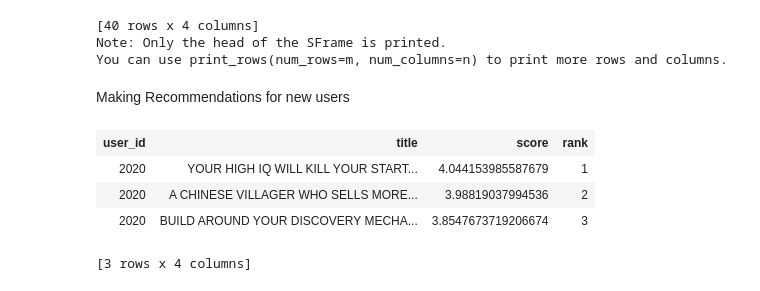
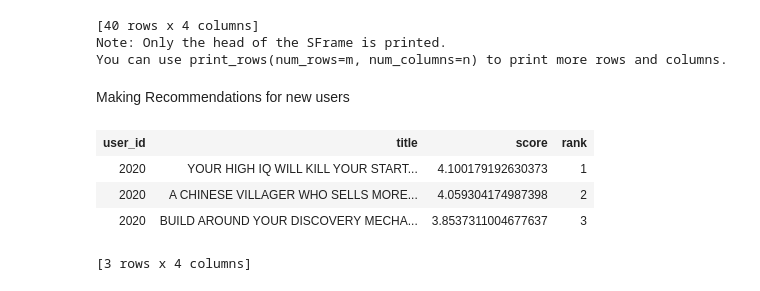
Before and after one commit to hngi/Team_Swift, a Jupyter notebook: Article_recommender.ipynb, the cells around one changed output. Drawn from its saved outputs; the diff is of its cells as text; code cells hidden in the pictures.

```diff
--- a/Article_recommender.ipynb
+++ b/Article_recommender.ipynb
@@ -228,12 +228,12 @@ You can use print_rows(num_rows=m, num_columns=n) to print more rows and columns
 # %% [markdown]
 Making Recommendations for new users
 # %%
-#use-id 2020 is a new user
-rank_factor = rating_model.recommend(users=[2020], k=3)
+#user_id 2020 is a new user
+rank_factor = ranking_model.recommend(users=[2020], k=3)
 rank_factor
 # %% [output]
 | user_id | title | score | rank |
-| 2020 | YOUR HIGH IQ WILL KILL YOUR START... | 4.044153985587679 | 1 |
-| 2020 | A CHINESE VILLAGER WHO SELLS MORE... | 3.98819037994536 | 2 |
-| 2020 | BUILD AROUND YOUR DISCOVERY MECHA... | 3.8547673719206674 | 3 |
+| 2020 | YOUR HIGH IQ WILL KILL YOUR START... | 4.100179192630373 | 1 |
+| 2020 | A CHINESE VILLAGER WHO SELLS MORE... | 4.059304174987398 | 2 |
+| 2020 | BUILD AROUND YOUR DISCOVERY MECHA... | 3.8537311004677637 | 3 |
 [3 rows x 4 columns]
```
Also changed, not shown: parts of 8 cells of this notebook.
